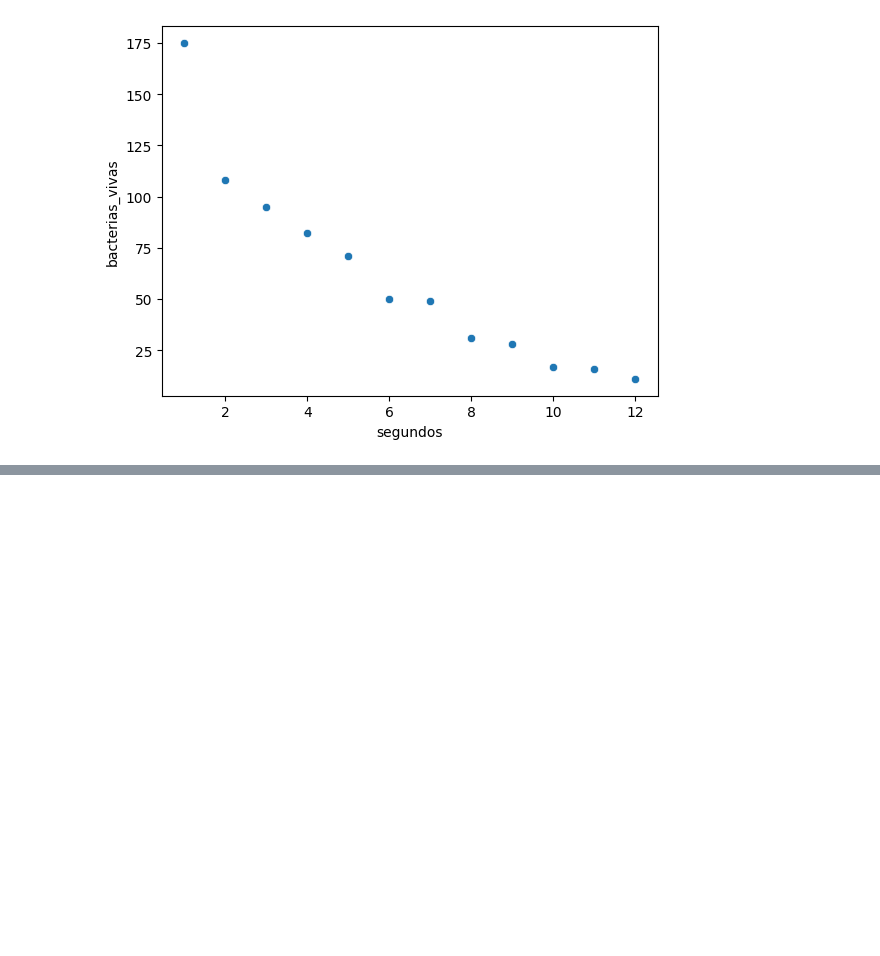
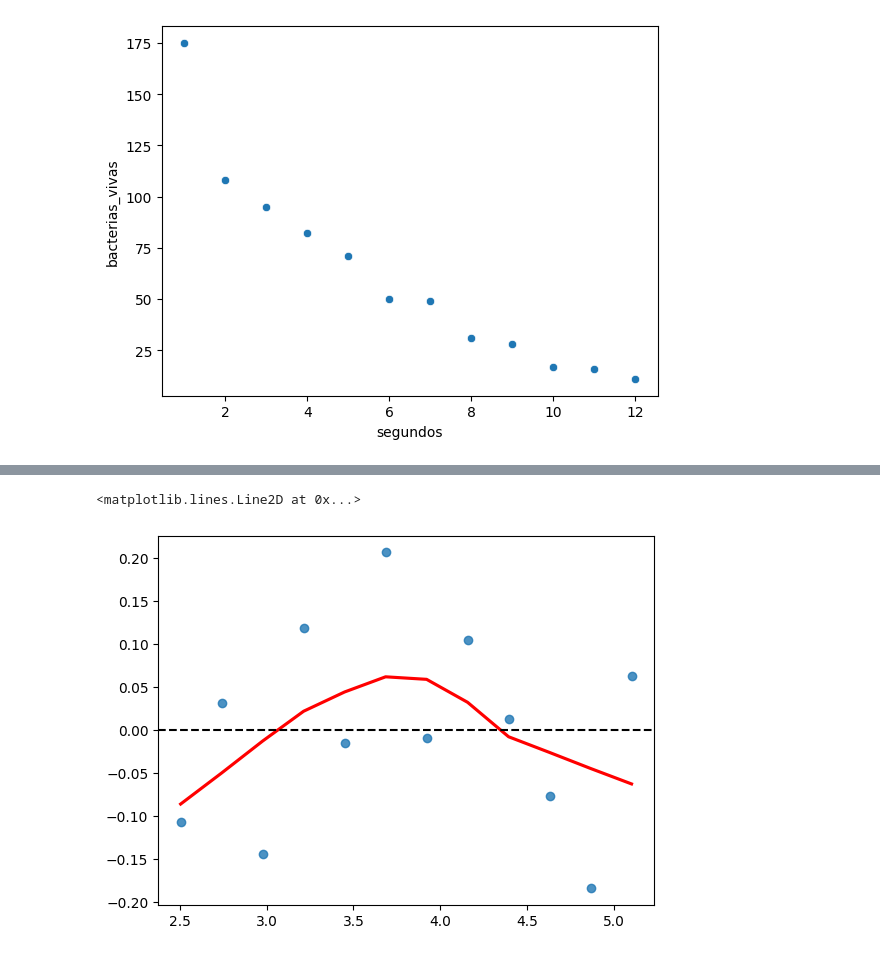
Before and after one commit to gabrielsoda/fundamentos-ciencia-datos, a Jupyter notebook: FCD_U6ej1.ipynb, the cells around one changed output, grey strips where cells are left out. Cells and saved outputs as stored; diff of their text form; code cells hidden in the pictures; blank space fills up the shorter version.

```diff
--- a/FCD_U6ej1.ipynb
+++ b/FCD_U6ej1.ipynb
@@ -742,0 +136,6 @@ Test de White (Homocedasticidad):
+# %%
+sns.regplot(x = modelo1.fittedvalues, y = modelo1.resid, lowess = True, line_kws = dict(color = 'red'))
+plt.axhline(y = 0, color = 'black', linestyle = '--')
+# %% [output]
+<matplotlib.lines.Line2D at 0x...>
+[figure, added]
```
Also changed, not shown: parts of 20 cells of this notebook, 3 other files.
